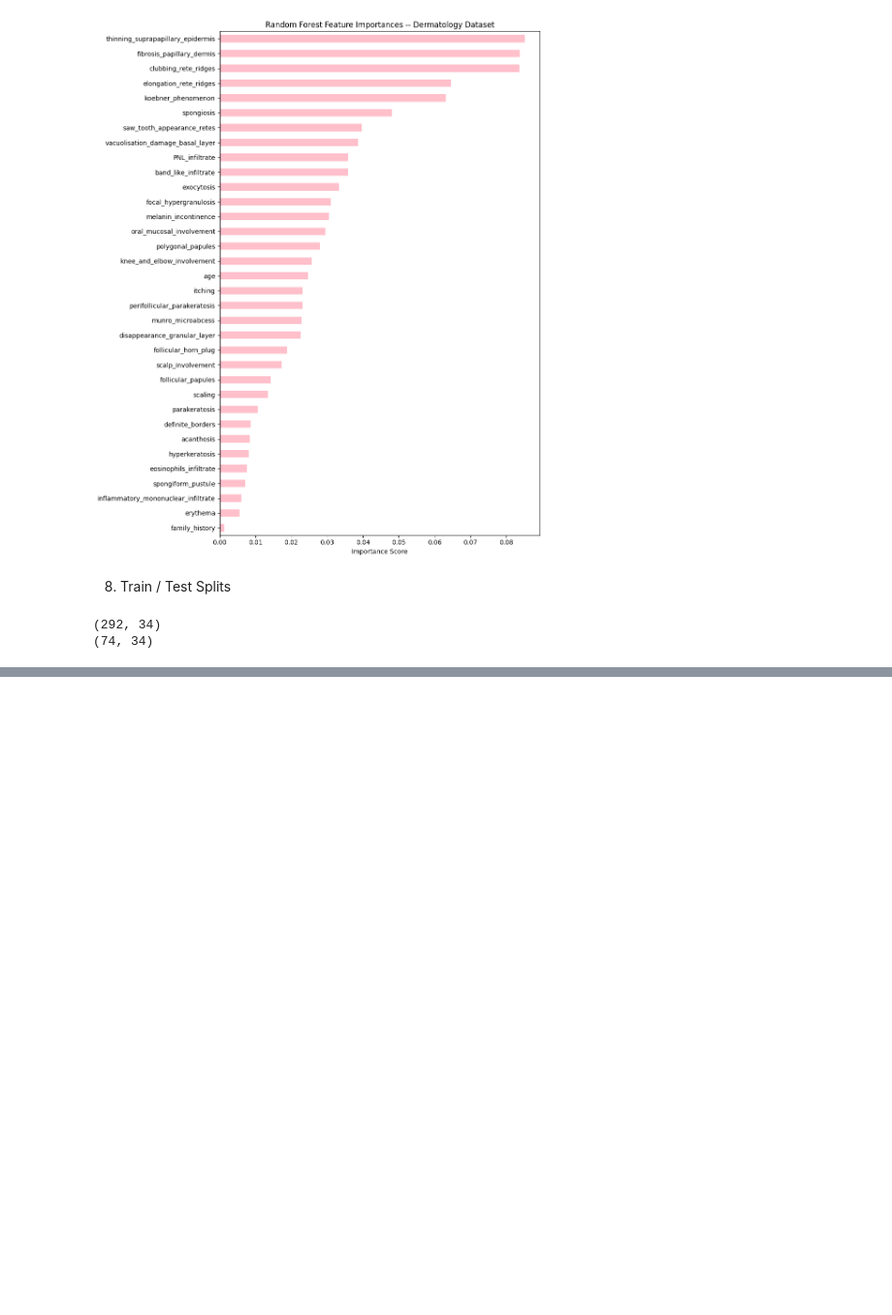
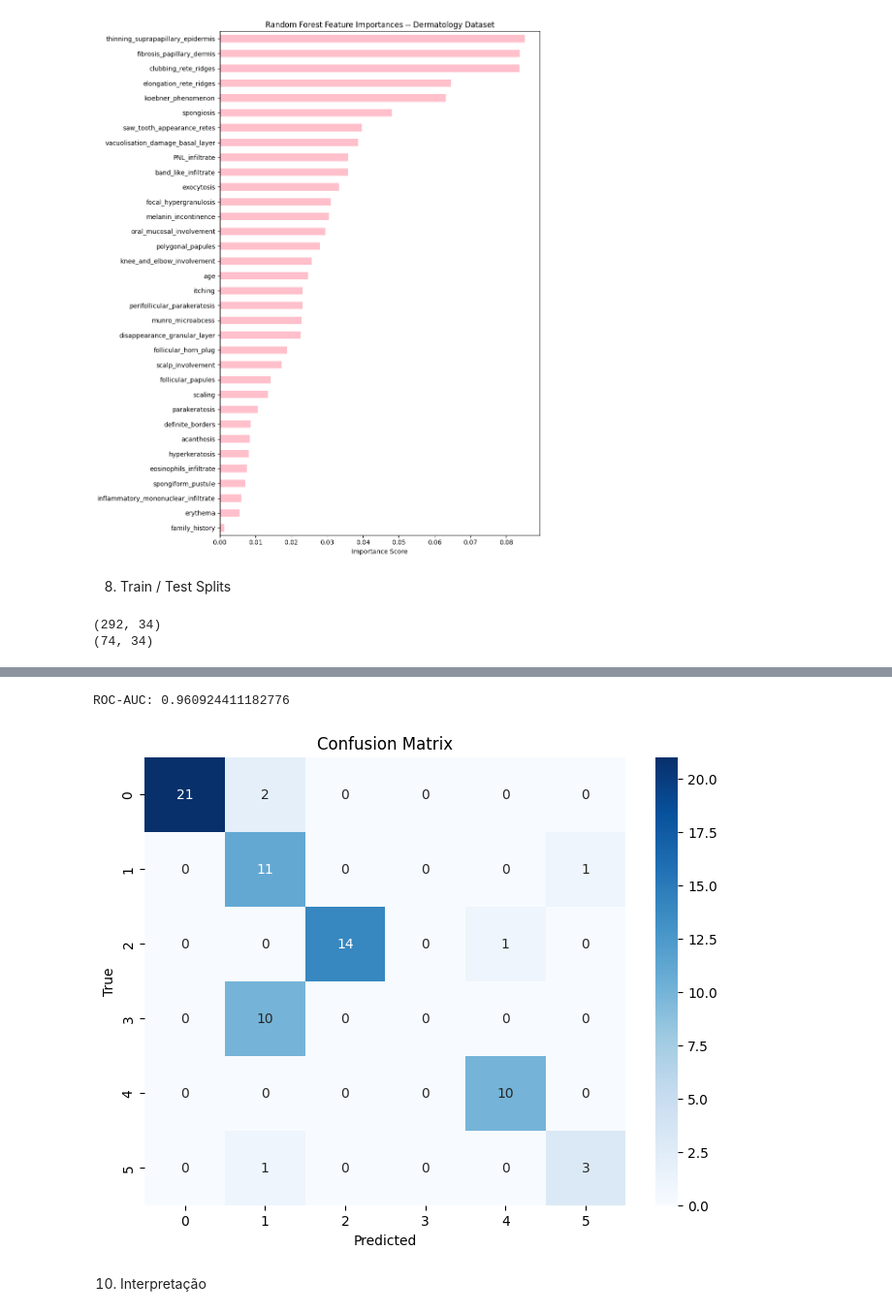
Before and after one commit to rayssacoelho/learning_ai, a Jupyter notebook: projeto_avaliacao/projeto.ipynb, the cells around one changed output, grey strips where cells are left out. Shown at 97% size. Saved outputs shown, nothing was run; the diff lists cells and outputs as text; code cells hidden in the pictures; blank space fills up the shorter version.

Commit message:
Avaliação, Métricas e Interpretação do Modelo

```diff
--- a/projeto_avaliacao/projeto.ipynb
+++ b/projeto_avaliacao/projeto.ipynb
@@ -530,3 +531,23 @@ print(X_test.shape) # mostra o número de linhas e colunas do conjunto de teste
 # %% [output]
 (292, 34)
 (74, 34)
+# %%
+from sklearn.model_selection import train_test_split
+from sklearn.preprocessing import StandardScaler
+from sklearn.feature_selection import SelectKBest, f_classif
+from sklearn.ensemble import RandomForestClassifier
+from sklearn.pipeline import Pipeline
+from sklearn.linear_model import LogisticRegression
+
+pipe = Pipeline([ # cria um pipeline de machine learning que inclui etapas de pré-processamento e um modelo de classificação
+    ('scaler', StandardScaler()), # etapa de pré-processamento que normaliza os dados usando o StandardScaler, que transforma os dados para terem média 0 e desvio padrão 1
+    ('selector', SelectKBest(score_func=f_classif, k=10)), # etapa de seleção de características que seleciona as melhores k características com base em estatísticas de teste de hipótese
+    ('clf', LogisticRegression(max_iter=500, random_state=42)) # etapa do modelo de classificação que utiliza regressão logística com um número máximo de iterações de 500 para garantir a convergência e uma semente fixa para reprodutibilidade
+])
+
+pipe.fit(X_train, y_train) # treina o pipeline usando os dados de treino, aplicando as etapas de pré-processamento e ajustando o modelo de classificação aos dados
+y_pred = pipe.predict(X_test) # faz previsões usando o pipeline treinado nos dados de teste, aplicando as mesmas etapas de pré-processamento e usando o modelo ajustado para prever as classes do conjunto de teste
+#print(y_pred) # imprime as previsões feitas pelo modelo para o conjunto de teste
+
+y_proba = pipe.predict_proba(X_test) # obtém as probabilidades previstas para cada classe usando o método predict_proba do pipeline, que retorna a probabilidade de cada classe para cada amostra no conjunto de teste
+#print(y_proba) # imprime as probabilidades previstas para cada classe para o conjunto de teste
@@ -532,0 +584,28 @@ print(X_test.shape) # mostra o número de linhas e colunas do conjunto de teste
+# %%
+roc_auc = roc_auc_score(
+    y_test,
+    y_proba,
+    multi_class='ovr'
+)
+
+print("ROC-AUC:", roc_auc)
+
+cm = confusion_matrix(y_test, y_pred)
+
+plt.figure(figsize=(8,6))
+sns.heatmap(
+    cm,
+    annot=True,
+    fmt='d',
+    cmap='Blues'
+)
+
+plt.title('Confusion Matrix')
+plt.xlabel('Predicted')
+plt.ylabel('True')
+plt.show()
+# %% [output]
+ROC-AUC: 0.960924411182776
+[figure, added]
+# %% [markdown]
+10. Interpretação
```
Also changed, not shown: parts of 12 cells of this notebook, 5 other files.
